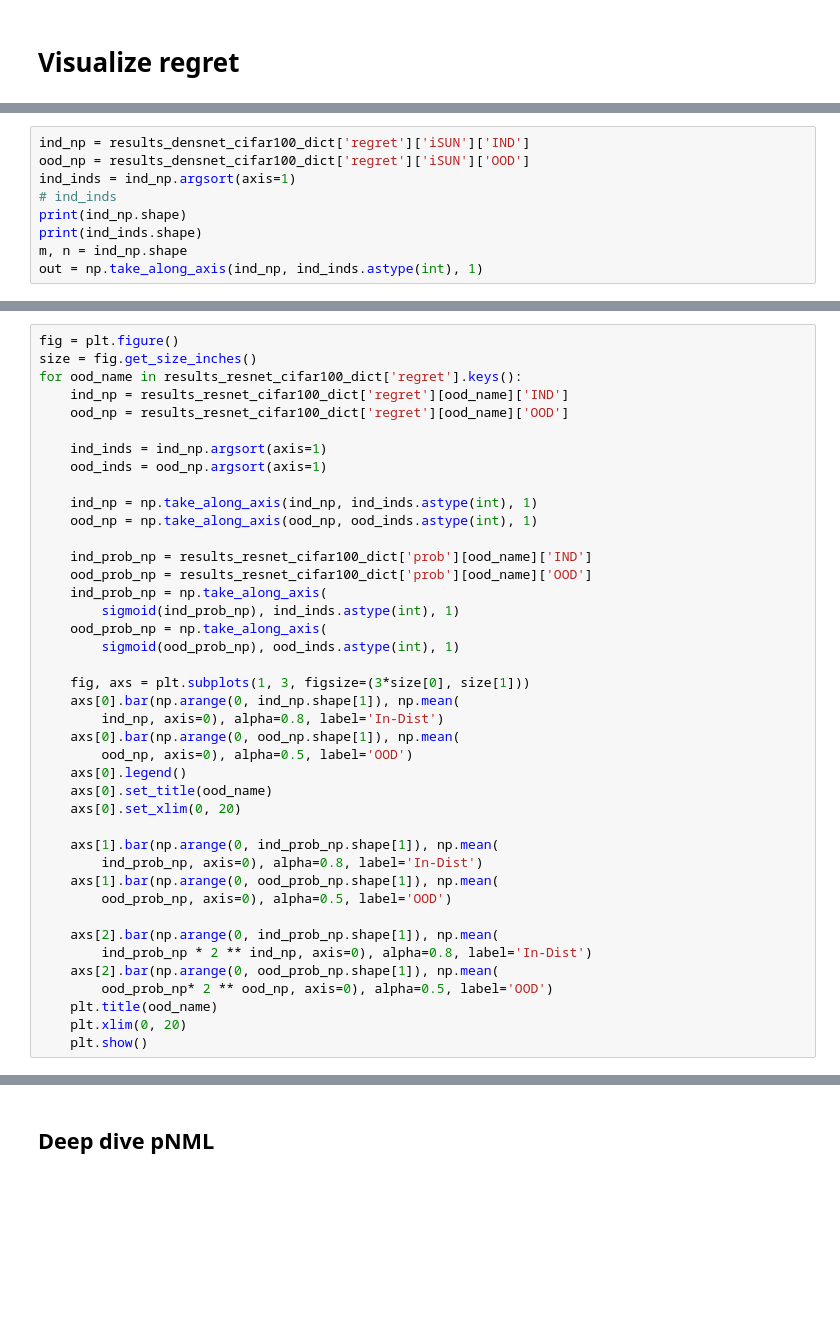
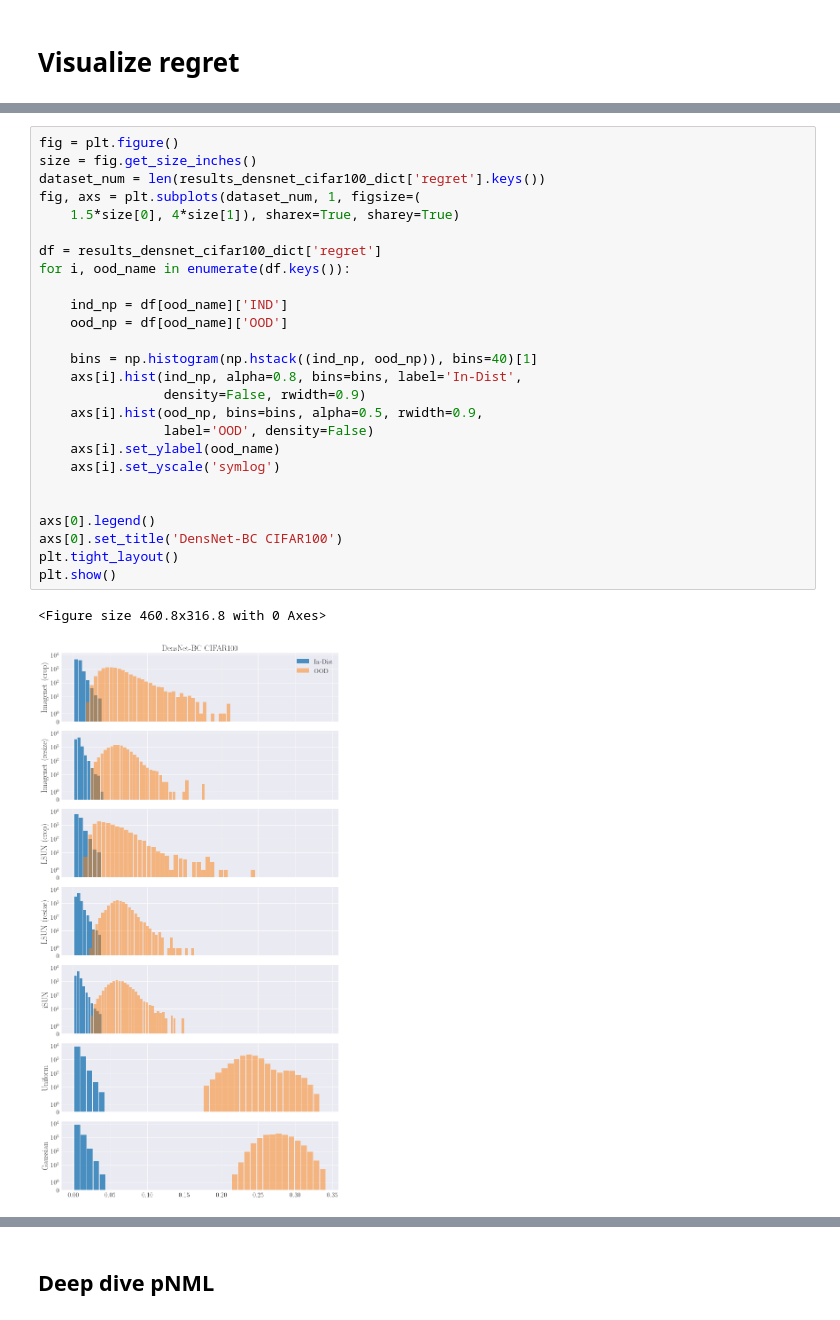
Before and after one commit to kobybibas/pnml_ood_detection, a Jupyter notebook: notebooks/embedding.ipynb, the cells around one changed output, grey strips where cells are left out. Cells and saved outputs as stored; diff of their text form; blank space fills up the shorter version.

```diff
--- a/notebooks/embedding.ipynb
+++ b/notebooks/embedding.ipynb
@@ -246,9 +242,0 @@ def sigmoid(x, derivative=False):
-# %%
-ind_np = results_densnet_cifar100_dict['regret']['iSUN']['IND']
-ood_np = results_densnet_cifar100_dict['regret']['iSUN']['OOD']
-ind_inds = ind_np.argsort(axis=1)
-# ind_inds
-print(ind_np.shape)
-print(ind_inds.shape)
-m, n = ind_np.shape
-out = np.take_along_axis(ind_np, ind_inds.astype(int), 1)
@@ -293,41 +243,29 @@ for ood_name in results_densnet_cifar100_dict['regret'].keys():
-# %%
-fig = plt.figure()
-size = fig.get_size_inches()
-for ood_name in results_resnet_cifar100_dict['regret'].keys():
-    ind_np = results_resnet_cifar100_dict['regret'][ood_name]['IND']
-    ood_np = results_resnet_cifar100_dict['regret'][ood_name]['OOD']
-
-    ind_inds = ind_np.argsort(axis=1)
-    ood_inds = ood_np.argsort(axis=1)
-
-    ind_np = np.take_along_axis(ind_np, ind_inds.astype(int), 1)
-    ood_np = np.take_along_axis(ood_np, ood_inds.astype(int), 1)
-
-    ind_prob_np = results_resnet_cifar100_dict['prob'][ood_name]['IND']
-    ood_prob_np = results_resnet_cifar100_dict['prob'][ood_name]['OOD']
-    ind_prob_np = np.take_along_axis(
-        sigmoid(ind_prob_np), ind_inds.astype(int), 1)
-    ood_prob_np = np.take_along_axis(
-        sigmoid(ood_prob_np), ood_inds.astype(int), 1)
-
-    fig, axs = plt.subplots(1, 3, figsize=(3*size[0], size[1]))
-    axs[0].bar(np.arange(0, ind_np.shape[1]), np.mean(
-        ind_np, axis=0), alpha=0.8, label='In-Dist')
-    axs[0].bar(np.arange(0, ood_np.shape[1]), np.mean(
-        ood_np, axis=0), alpha=0.5, label='OOD')
-    axs[0].legend()
-    axs[0].set_title(ood_name)
-    axs[0].set_xlim(0, 20)
-
-    axs[1].bar(np.arange(0, ind_prob_np.shape[1]), np.mean(
-        ind_prob_np, axis=0), alpha=0.8, label='In-Dist')
-    axs[1].bar(np.arange(0, ood_prob_np.shape[1]), np.mean(
-        ood_prob_np, axis=0), alpha=0.5, label='OOD')
-
-    axs[2].bar(np.arange(0, ind_prob_np.shape[1]), np.mean(
-        ind_prob_np * 2 ** ind_np, axis=0), alpha=0.8, label='In-Dist')
-    axs[2].bar(np.arange(0, ood_prob_np.shape[1]), np.mean(
-        ood_prob_np* 2 ** ood_np, axis=0), alpha=0.5, label='OOD')
-    plt.title(ood_name)
-    plt.xlim(0, 20)
-    plt.show()
+# %%
+fig = plt.figure()
+size = fig.get_size_inches()
+dataset_num = len(results_densnet_cifar100_dict['regret'].keys())
+fig, axs = plt.subplots(dataset_num, 1, figsize=(
+    1.5*size[0], 4*size[1]), sharex=True, sharey=True)
+
+df = results_densnet_cifar100_dict['regret']
+for i, ood_name in enumerate(df.keys()):
+
+    ind_np = df[ood_name]['IND']
+    ood_np = df[ood_name]['OOD']
+
+    bins = np.histogram(np.hstack((ind_np, ood_np)), bins=40)[1]
+    axs[i].hist(ind_np, alpha=0.8, bins=bins, label='In-Dist',
+                density=False, rwidth=0.9)
+    axs[i].hist(ood_np, bins=bins, alpha=0.5, rwidth=0.9,
+                label='OOD', density=False)
+    axs[i].set_ylabel(ood_name)
+    axs[i].set_yscale('symlog')
+
+
+axs[0].legend()
+axs[0].set_title('DensNet-BC CIFAR100')
+plt.tight_layout()
+plt.show()
+# %% [output]
+<Figure size 460.8x316.8 with 0 Axes>
+[figure, added]
```
Also changed, not shown: parts of 6 cells of this notebook, 27 other files.
